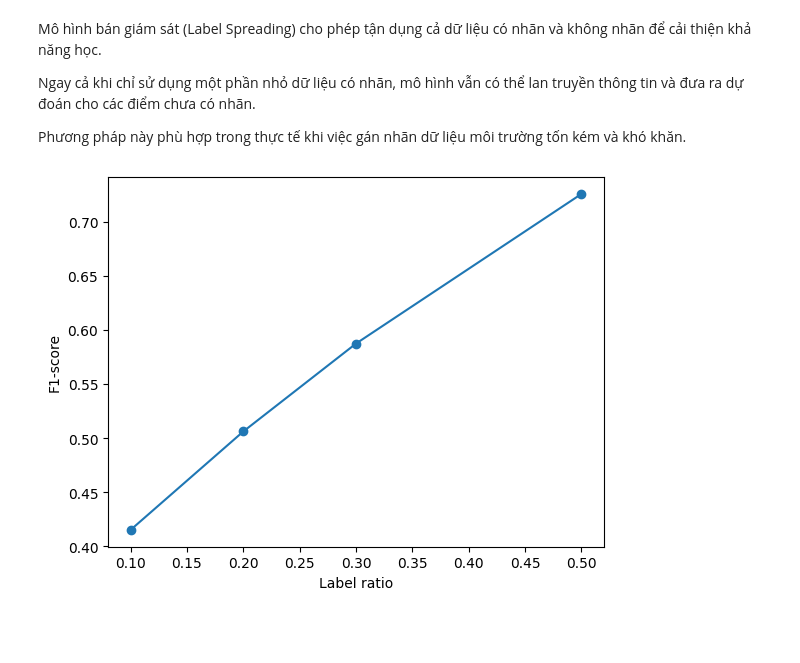
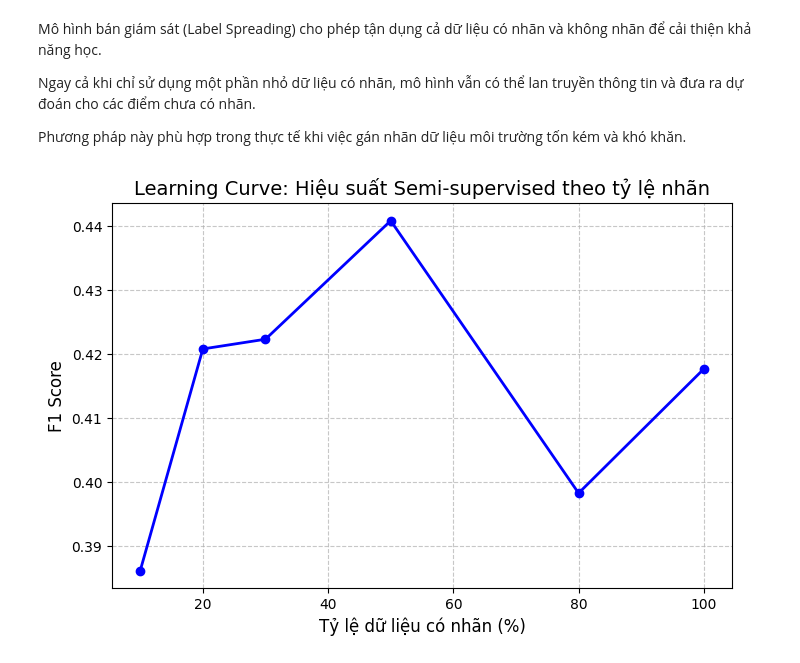
Before and after one commit to VietHung04/WaterQuality, a Jupyter notebook: notebooks/04b_semi.ipynb, the cells around one changed output. Cells and saved outputs as stored; diff of their text form; code cells hidden in the pictures; blank space fills up the shorter version.

```diff
--- a/notebooks/04b_semi.ipynb
+++ b/notebooks/04b_semi.ipynb
@@ -52,26 +52,52 @@ Ngay cả khi chỉ sử dụng một phần nhỏ dữ liệu có nhãn, mô h
 
 Phương pháp này phù hợp trong thực tế khi việc gán nhãn dữ liệu môi trường tốn kém và khó khăn.
 # %%
-scores = []
-label_ratios = [0.1, 0.2, 0.3, 0.5]
+import sys
+sys.path.append('..') # Giúp notebook nhìn thấy thư mục src/
+
+import matplotlib.pyplot as plt
+import numpy as np
+from sklearn.semi_supervised import LabelSpreading
+from sklearn.metrics import f1_score
+
+# Import các hàm chuẩn từ folder src của mày
+from src.preprocess import load_data, clean_data, split_data
+from src.train import create_pipeline
+
+# 1. Tự động Load và chia data để chắc chắn có X_train, y_train
+df = load_data('../data/raw/water_potability.csv') # Đường dẫn trỏ về file raw
+df = clean_data(df)
+X_train, X_test, y_train, y_test = split_data(df)
+
+# 2. Chạy học Bán giám sát
+label_ratios = [0.1, 0.2, 0.3, 0.5, 0.8, 1.0]
+f1_scores = []
+
+# Chuyển y_train sang numpy array để tránh lỗi index của Pandas khi dùng mask
+y_train_np = y_train.to_numpy()
 
 for r in label_ratios:
-    y_temp = y.copy()
-    mask = np.random.rand(len(y)) < (1-r)
-    y_temp[mask] = -1
+    y_semi = y_train_np.copy()
+
+    if r < 1.0:
+        # Giả lập thiếu nhãn
+        mask = np.random.rand(len(y_semi)) < (1 - r)
+        y_semi[mask] = -1
 
     model = LabelSpreading()
-    model.fit(X, y_temp)
-    y_pred = model.transduction_
+    pipeline = create_pipeline(model)
+    pipeline.fit(X_train, y_semi)
 
-    from sklearn.metrics import f1_score
-    scores.append(f1_score(y, y_pred))
+    y_pred = pipeline.predict(X_test)
+    f1_scores.append(f1_score(y_test, y_pred))
 
-import matplotlib.pyplot as plt
-
-plt.plot(label_ratios, scores, marker='o')
-plt.xlabel("Label ratio")
-plt.ylabel("F1-score")
+# 3. Vẽ biểu đồ Learning Curve
+plt.figure(figsize=(8,5))
+plt.plot([r * 100 for r in label_ratios], f1_scores, marker='o', linestyle='-', color='b', linewidth=2)
+plt.xlabel("Tỷ lệ dữ liệu có nhãn (%)", fontsize=12)
+plt.ylabel("F1 Score", fontsize=12)
+plt.title("Learning Curve: Hiệu suất Semi-supervised theo tỷ lệ nhãn", fontsize=14)
+plt.grid(True, linestyle='--', alpha=0.7)
 plt.show()
 # %% [output]
-[figure, old version]
+[figure, new version]
```
Also changed, not shown: parts of 2 cells of this notebook, 13 other files.
